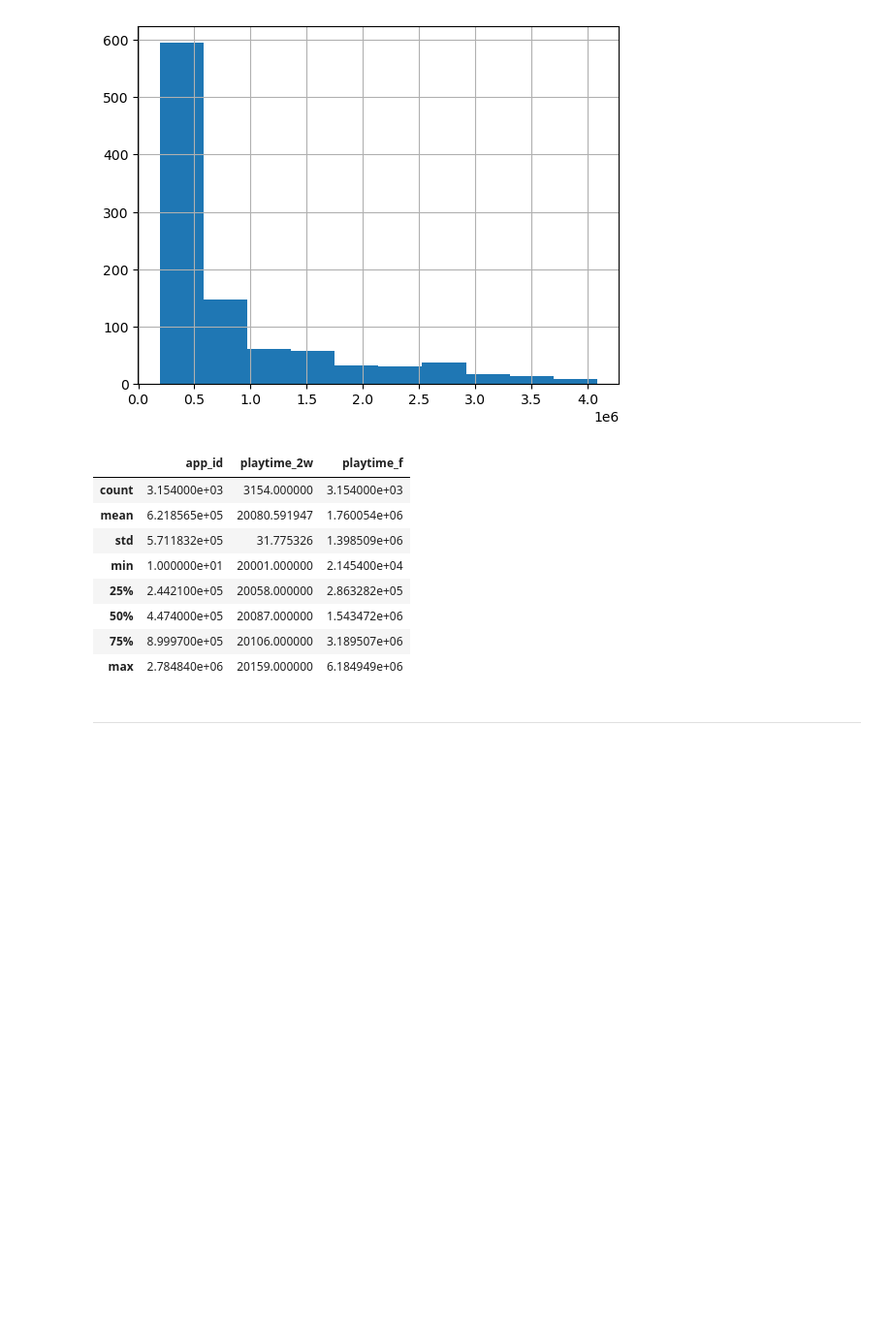
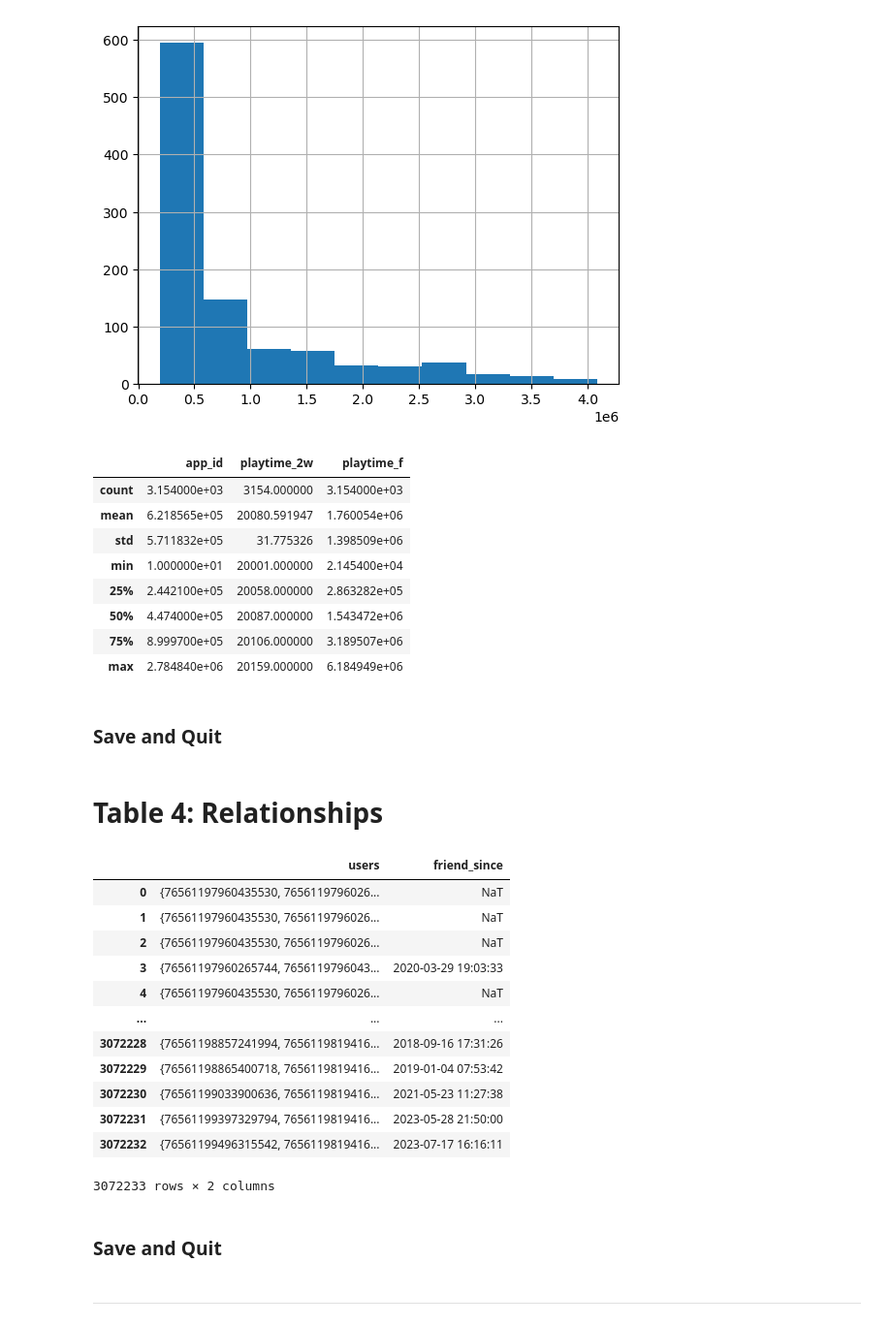
Before and after one commit to joshtod/Springboard, a Jupyter notebook: steam_game_recommender/notebooks/1.1-jod-data-wrangling_and_EDA.ipynb, the cells around one changed output. Shown at 97% size. Saved outputs shown, nothing was run; the diff lists cells and outputs as text; code cells hidden in the pictures; blank space fills up the shorter version.

```diff
--- a/steam_game_recommender/notebooks/1.1-jod-data-wrangling_and_EDA.ipynb
+++ b/steam_game_recommender/notebooks/1.1-jod-data-wrangling_and_EDA.ipynb
@@ -960,6 +1024,49 @@ max_playtime.describe()
 | 50% | 4.474000e+05 | 20087.000000 | 1.543472e+06 |
 | 75% | 8.999700e+05 | 20106.000000 | 3.189507e+06 |
 | max | 2.784840e+06 | 20159.000000 | 6.184949e+06 |
+# %% [markdown]
+### Save and Quit
 # %%
 with open('../data/interim/recently_played_cleaned.pkl', 'wb+') as file:
     pickle.dump(recently_played_df, file)
+# %% [markdown]
+# Table 4: Relationships
+# %%
+with open('../data/raw/all_relationships', 'rb+') as file:
+    all_relationships = pickle.load(file)
+
+all_relationships
+# %%
+# Let's put it in a beter format.
+
+relationships_list = [
+    {
+        'users':set([int(item[0]), int(item[1])]),
+        'friend_since':pd.to_datetime(item[2],  unit='s')
+    }
+    for item in all_relationships
+]
+
+relationship_df = pd.DataFrame(relationships_list)
+
+# Relationships with no beginning point listed will appear as "0 seconds from epoch,"
+# an unhelpful convention. Let's just make those values Null instead for now.
+relationship_df[['friend_since']] = relationship_df[['friend_since']].map(lambda x : None if x == pd.to_datetime(0, unit='s') else x)
+
+relationship_df
+# %% [output]
+|  | users | friend_since |
+| 0 | {76561197960435530, 7656119796026... | NaT |
+| 1 | {76561197960435530, 7656119796026... | NaT |
+| 2 | {76561197960435530, 7656119796026... | NaT |
+| 3 | {76561197960265744, 7656119796043... | 2020-03-29 19:03:33 |
+| 4 | {76561197960435530, 7656119796026... | NaT |
+| ... | ... | ... |
+| 3072228 | {76561198857241994, 7656119819416... | 2018-09-16 17:31:26 |
+| 3072229 | {76561198865400718, 7656119819416... | 2019-01-04 07:53:42 |
+| 3072230 | {76561199033900636, 7656119819416... | 2021-05-23 11:27:38 |
+| 3072231 | {76561199397329794, 7656119819416... | 2023-05-28 21:50:00 |
+| 3072232 | {76561199496315542, 7656119819416... | 2023-07-17 16:16:11 |
+3072233 rows × 2 columns
+# %% [markdown]
+### Save and Quit
```
Also changed, not shown: parts of 12 cells of this notebook, 2 other files.
